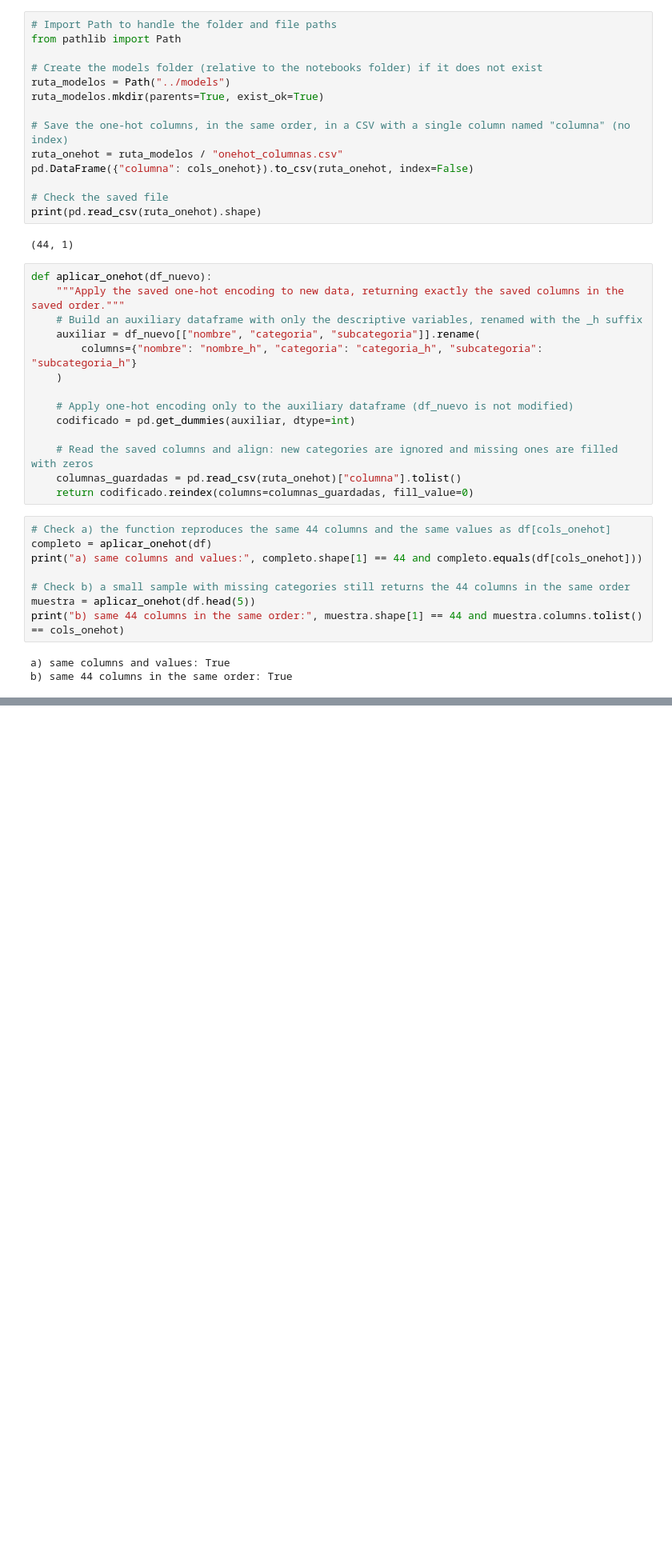
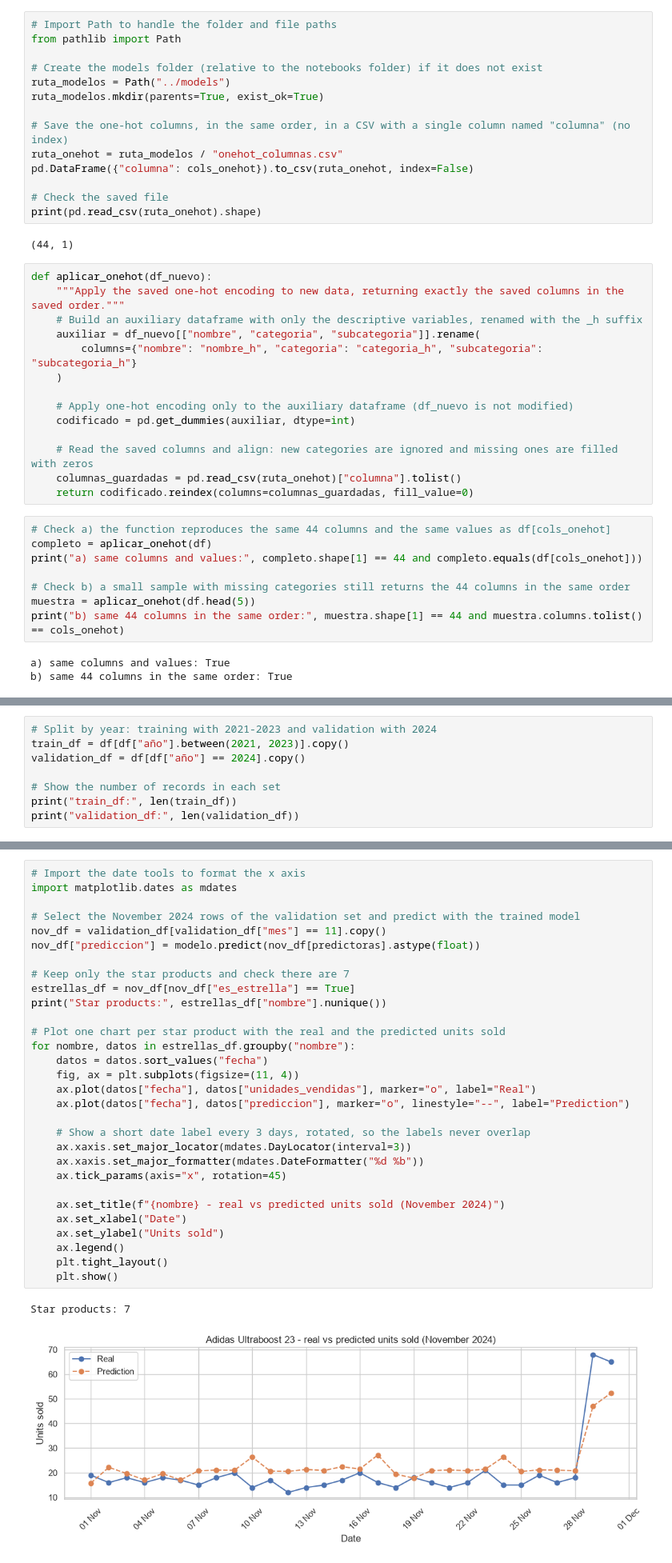
Before and after one commit to madatascienceml/black-friday-sales-forecasting, a Jupyter notebook: notebooks/entrenamiento.ipynb, the cells around one changed output, grey strips where cells are left out. Shown at 80% size. Cells and saved outputs as stored; diff of their text form; blank space fills up the shorter version.

```diff
--- a/notebooks/entrenamiento.ipynb
+++ b/notebooks/entrenamiento.ipynb
@@ -740,0 +761,8 @@ b) same 44 columns in the same order: True
+# %%
+# Split by year: training with 2021-2023 and validation with 2024
+train_df = df[df["año"].between(2021, 2023)].copy()
+validation_df = df[df["año"] == 2024].copy()
+
+# Show the number of records in each set
+print("train_df:", len(train_df))
+print("validation_df:", len(validation_df))
@@ -740,0 +854,33 @@ b) same 44 columns in the same order: True
+# %%
+# Import the date tools to format the x axis
+import matplotlib.dates as mdates
+
+# Select the November 2024 rows of the validation set and predict with the trained model
+nov_df = validation_df[validation_df["mes"] == 11].copy()
+nov_df["prediccion"] = modelo.predict(nov_df[predictoras].astype(float))
+
+# Keep only the star products and check there are 7
+estrellas_df = nov_df[nov_df["es_estrella"] == True]
+print("Star products:", estrellas_df["nombre"].nunique())
+
+# Plot one chart per star product with the real and the predicted units sold
+for nombre, datos in estrellas_df.groupby("nombre"):
+    datos = datos.sort_values("fecha")
+    fig, ax = plt.subplots(figsize=(11, 4))
+    ax.plot(datos["fecha"], datos["unidades_vendidas"], marker="o", label="Real")
+    ax.plot(datos["fecha"], datos["prediccion"], marker="o", linestyle="--", label="Prediction")
+
+    # Show a short date label every 3 days, rotated, so the labels never overlap
+    ax.xaxis.set_major_locator(mdates.DayLocator(interval=3))
+    ax.xaxis.set_major_formatter(mdates.DateFormatter("%d %b"))
+    ax.tick_params(axis="x", rotation=45)
+
+    ax.set_title(f"{nombre} - real vs predicted units sold (November 2024)")
+    ax.set_xlabel("Date")
+    ax.set_ylabel("Units sold")
+    ax.legend()
+    plt.tight_layout()
+    plt.show()
+# %% [output]
+Star products: 7
+[figure, added]
```
Also changed, not shown: parts of 10 cells of this notebook, 2 other files.
